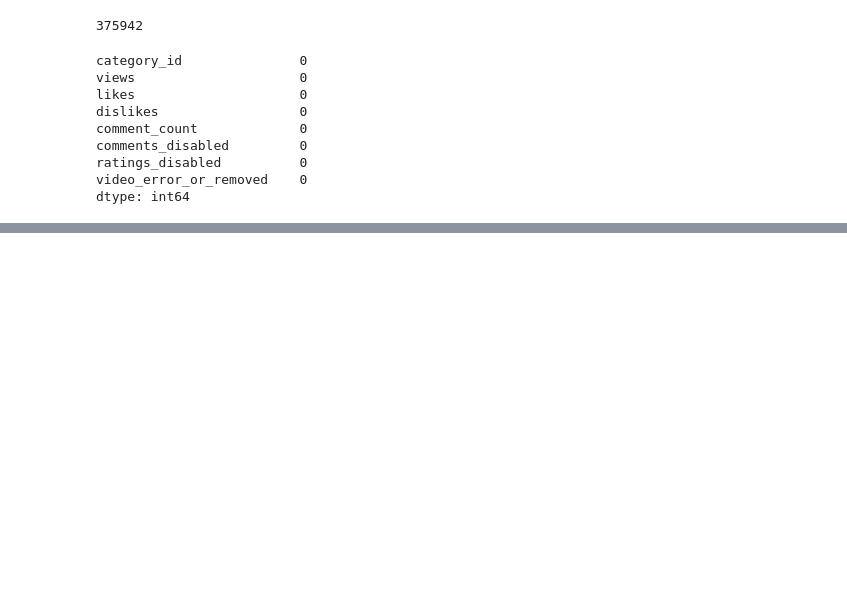
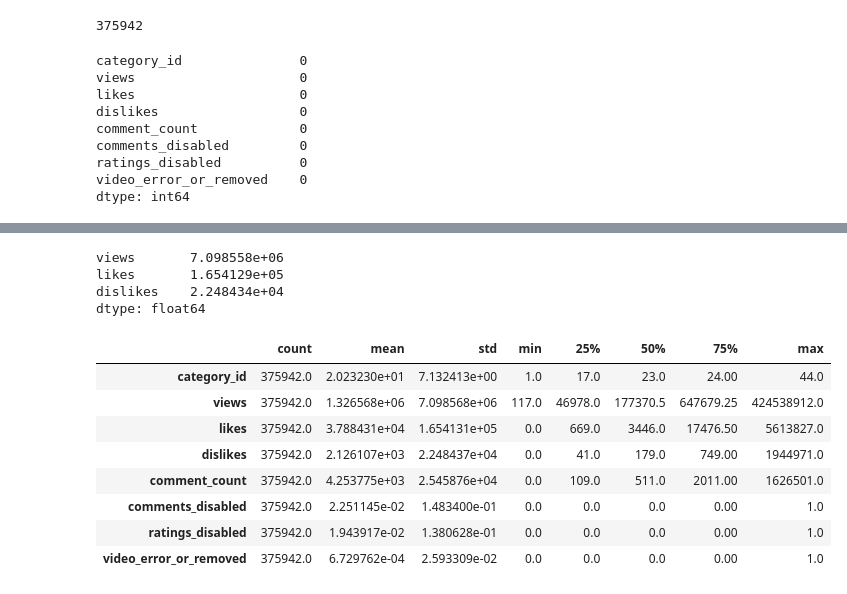
Before and after one commit to ashen007/youtube_trending, a Jupyter notebook: trending.ipynb, the cells around one changed output, grey strips where cells are left out. Cells and saved outputs as stored; diff of their text form; code cells hidden in the pictures; blank space fills up the shorter version.

```diff
--- a/trending.ipynb
+++ b/trending.ipynb
@@ -169,0 +198,20 @@ dtype: int64
+# %%
+np.std(df[['views','likes','dislikes']],
+       axis=0)
+# %% [output]
+views       7.098558e+06
+likes       1.654129e+05
+dislikes    2.248434e+04
+dtype: float64
+# %%
+df.describe(include='all').T
+# %% [output]
+|  | count | mean | std | min | 25% | 50% | 75% | max |
+| category_id | 375942.0 | 2.023230e+01 | 7.132413e+00 | 1.0 | 17.0 | 23.0 | 24.00 | 44.0 |
+| views | 375942.0 | 1.326568e+06 | 7.098568e+06 | 117.0 | 46978.0 | 177370.5 | 647679.25 | 424538912.0 |
+| likes | 375942.0 | 3.788431e+04 | 1.654131e+05 | 0.0 | 669.0 | 3446.0 | 17476.50 | 5613827.0 |
+| dislikes | 375942.0 | 2.126107e+03 | 2.248437e+04 | 0.0 | 41.0 | 179.0 | 749.00 | 1944971.0 |
+| comment_count | 375942.0 | 4.253775e+03 | 2.545876e+04 | 0.0 | 109.0 | 511.0 | 2011.00 | 1626501.0 |
+| comments_disabled | 375942.0 | 2.251145e-02 | 1.483400e-01 | 0.0 | 0.0 | 0.0 | 0.00 | 1.0 |
+| ratings_disabled | 375942.0 | 1.943917e-02 | 1.380628e-01 | 0.0 | 0.0 | 0.0 | 0.00 | 1.0 |
+| video_error_or_removed | 375942.0 | 6.729762e-04 | 2.593309e-02 | 0.0 | 0.0 | 0.0 | 0.00 | 1.0 |
```
Also changed, not shown: parts of 2 cells of this notebook.
